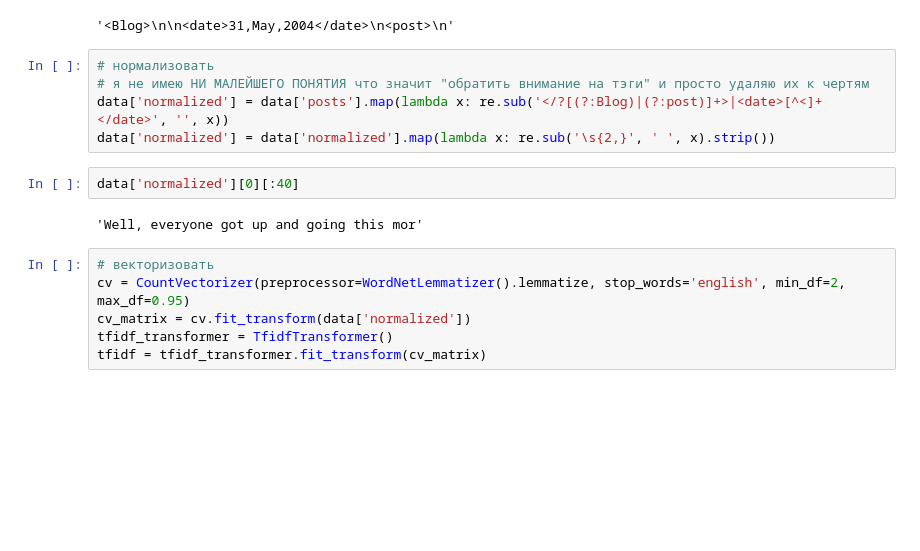
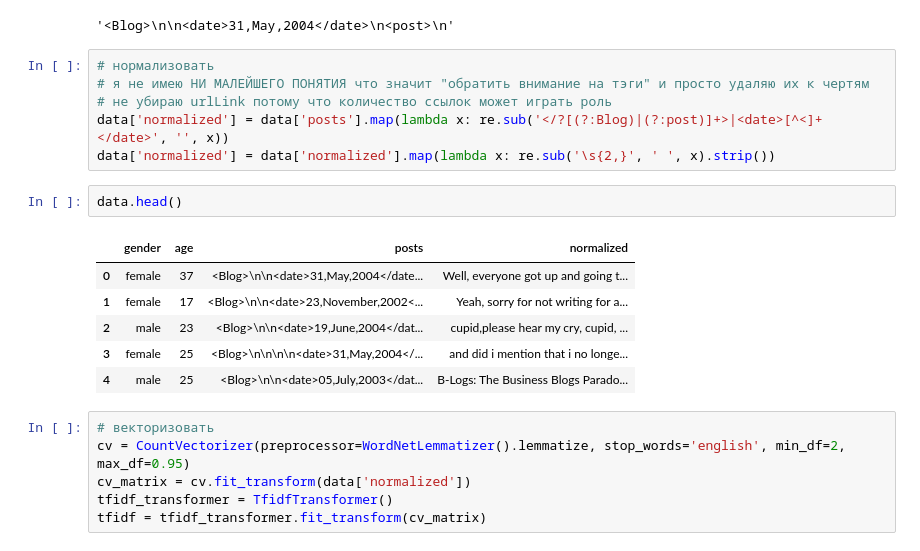
Before and after one commit to BasilisAndr/ml, a Jupyter notebook: logreghw.ipynb, the cells around one changed output. Saved outputs shown, nothing was run; the diff lists cells and outputs as text; blank space fills up the shorter version.

```diff
--- a/logreghw.ipynb
+++ b/logreghw.ipynb
@@ -37,12 +41,18 @@ data['posts'][0][:40]
 # %%
 # нормализовать
 # я не имею НИ МАЛЕЙШЕГО ПОНЯТИЯ что значит "обратить внимание на тэги" и просто удаляю их к чертям
+# не убираю urlLink потому что количество ссылок может играть роль
 data['normalized'] = data['posts'].map(lambda x: re.sub('</?[(?:Blog)|(?:post)]+>|<date>[^<]+</date>', '', x))
 data['normalized'] = data['normalized'].map(lambda x: re.sub('\s{2,}', ' ', x).strip())
-# %%
-data['normalized'][0][:40]
-# %% [output]
-'Well, everyone got up and going this mor'
+# %%
+data.head()
+# %% [output]
+|  | gender | age | posts | normalized |
+| 0 | female | 37 | <Blog>\n\n<date>31,May,2004</date... | Well, everyone got up and going t... |
+| 1 | female | 17 | <Blog>\n\n<date>23,November,2002<... | Yeah, sorry for not writing for a... |
+| 2 | male | 23 | <Blog>\n\n<date>19,June,2004</dat... | cupid,please hear my cry, cupid, ... |
+| 3 | female | 25 | <Blog>\n\n\n\n<date>31,May,2004</... | and did i mention that i no longe... |
+| 4 | male | 25 | <Blog>\n\n<date>05,July,2003</dat... | B-Logs: The Business Blogs Parado... |
 # %%
 # векторизовать
 cv = CountVectorizer(preprocessor=WordNetLemmatizer().lemmatize, stop_words='english', min_df=2, max_df=0.95)
```
Also changed, not shown: parts of 9 cells of this notebook.
